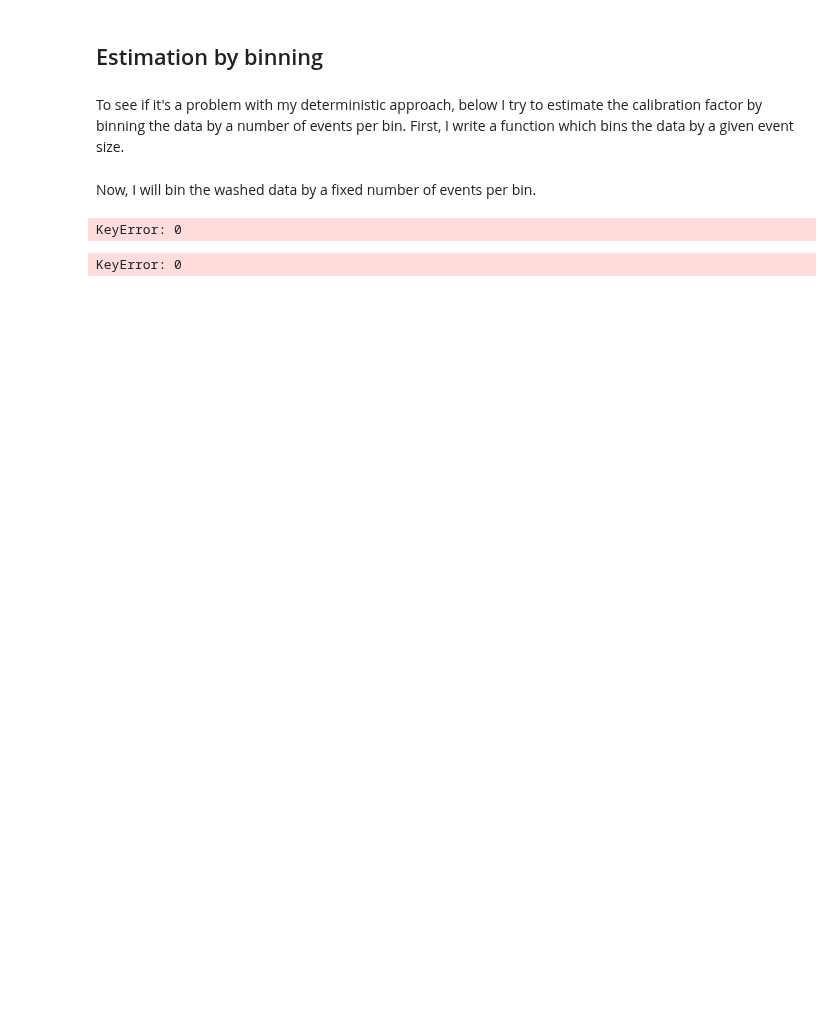
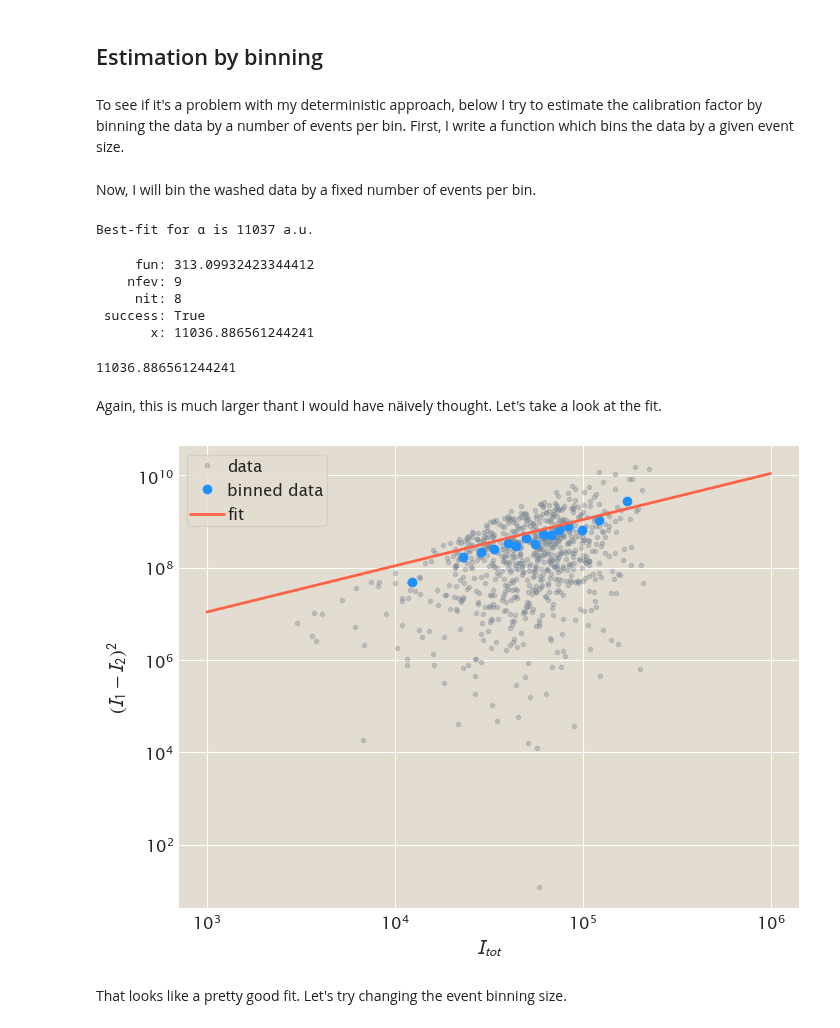
Before and after one commit to RPGroup-PBoC/mscl_survival, a Jupyter notebook: code/notebooks/201801_control_experiments.ipynb, the cells around one changed output. Saved outputs shown, nothing was run; the diff lists cells and outputs as text; code cells hidden in the pictures; blank space fills up the shorter version.

Commit message:
Update of notebooks and finalizing figures

```diff
--- a/code/notebooks/201801_control_experiments.ipynb
+++ b/code/notebooks/201801_control_experiments.ipynb
@@ -718,13 +509,13 @@ def binning_mean(data, bin_width, sort_values=False):
     """
     # Sort the data if necessary.
     if sort_values:
-        data = data.sort_values(by='summed_int')
+        data = data.sort_values(by='I_tot')
 
     # Set the bins.
     bins = np.arange(0, len(data) + bin_width, bin_width)
 
     # Compute the means.
-    mean_sq_diff = [np.mean((sorted_data.iloc[bins[i-1]:bins[i]+1]['I_1'] -\
-                         sorted_data.iloc[bins[i-1]:bins[i]+1]['I_2'])**2) for i in range(1, len(bins))]
-    mean_I_tot = [sorted_data.iloc[bins[i-1]:bins[i]+1]['I_tot'].mean() for i in range(1, len(bins))]
+    mean_sq_diff = [np.mean((data.iloc[bins[i-1]:bins[i]+1]['I_1'] -\
+                         data.iloc[bins[i-1]:bins[i]+1]['I_2'])**2) for i in range(1, len(bins))]
+    mean_I_tot = [data.iloc[bins[i-1]:bins[i]+1]['I_tot'].mean() for i in range(1, len(bins))]
     return [np.array(mean_sq_diff), np.array(mean_I_tot)]
@@ -735,10 +552,49 @@ Now, I will bin the washed data by a fixed number of events per bin.
 bin_size = 50
 
 # Set up the dataframe.
-binning_df = pd.DataFrame(np.array([list(i_1[0]), list(i_2[0]), list(mother[0])].T), columns=['I_1', 'I_2', 'I_tot'])
+binning_df = pd.DataFrame(np.array([i_1[0], i_2[0], i_1[0] + i_2[0]]).T, columns=['I_1', 'I_2', 'I_tot'])
+
+binned_sqdiff, binned_itot = binning_mean(binning_df, bin_size, sort_values=True)
-# %% [output]
-KeyError: 0
-# %%
-mother[0]
-# %% [output]
-KeyError: 0
+# %%
+# Perform the fit.
+popt = scipy.optimize.minimize_scalar(log_posterior, args=(binned_sqdiff, binned_itot))
+alpha_fit = popt.x
+print('Best-fit for α is {0:0.0f} a.u.'.format(popt.x))
+# %% [output]
+Best-fit for α is 11037 a.u.
+# %%
+popt
+# %% [output]
+     fun: 313.09932423344412
+    nfev: 9
+     nit: 8
+ success: True
+       x: 11036.886561244241
+# %%
+popt.x
+# %% [output]
+11036.886561244241
+# %% [markdown]
+Again, this is much larger thant I would have näively thought. Let's take a look at the fit.
+# %%
+# Plot the data and the bins.
+fig, ax = plt.subplots(1, 1)
+ax.set_xscale('log')
+ax.set_yscale('log')
+ax.set_xlabel('$I_{tot}$')
+ax.set_ylabel('$(I_1 - I_2)^2$')
+
+# Plot the things.
+_ = ax.plot(binning_df['I_tot'], (binning_df['I_1'] - binning_df['I_2'])**2, '.', color='slategray',
+       alpha=0.3, label='data')
+_ = ax.plot(binned_itot, binned_sqdiff, 'o', color='dodgerblue', label='binned data')
+
+# Compute the fit.
+i_tot_range = np.logspace(3, 6, 300)
+fit = alpha_fit * i_tot_range
+_ = ax.plot(i_tot_range, fit, '-', color='tomato', label='fit')
+_ = ax.legend()
+# %% [output]
+[figure, added]
+# %% [markdown]
+That looks like a pretty good fit. Let's try changing the event binning size.
```
Also changed, not shown: parts of 17 cells of this notebook, 3 other files.
